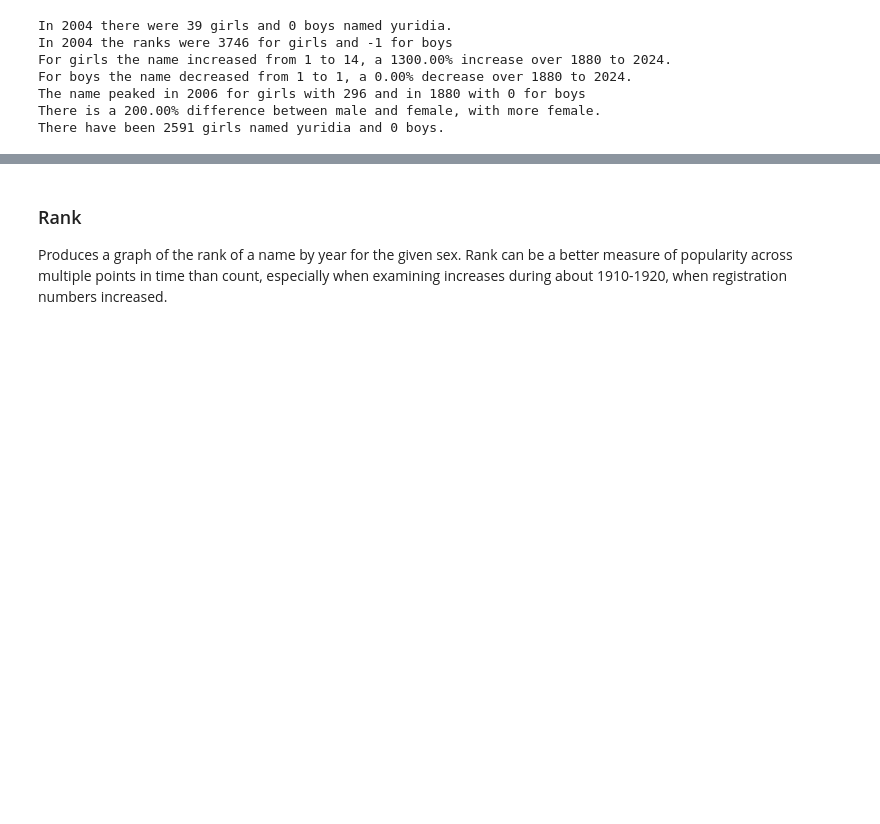
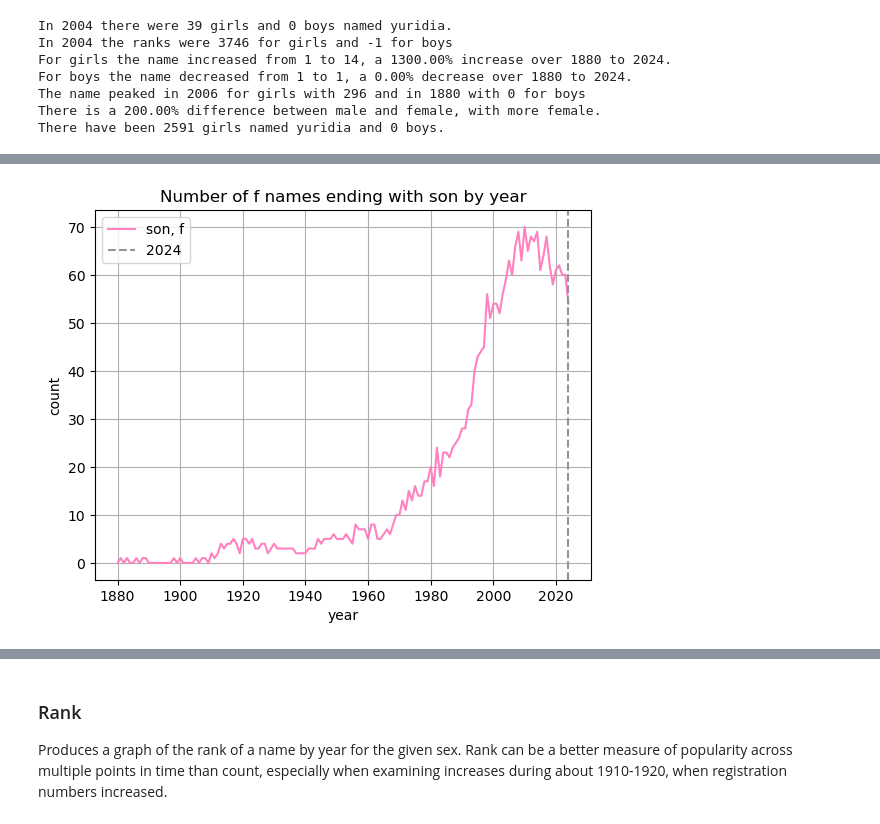
Before and after one commit to MalinMorris/NameData, a Jupyter notebook: data.ipynb, the cells around one changed output, grey strips where cells are left out. Cells and saved outputs as stored; diff of their text form; code cells hidden in the pictures; blank space fills up the shorter version.

```diff
--- a/data.ipynb
+++ b/data.ipynb
@@ -163,0 +195,7 @@ There have been 2591 girls named yuridia and 0 boys.
+# %%
+title = f"Number of {sex} names {choice}ing with {name} by year"
+label = f"{name}, {sex}"
+fun.make_graph(title, range(min_y, max_y), num_names, year, label, color, True)
+plt.show()
+# %% [output]
+[figure, added]
```
Also changed, not shown: parts of 5 cells of this notebook, 1 other file.
